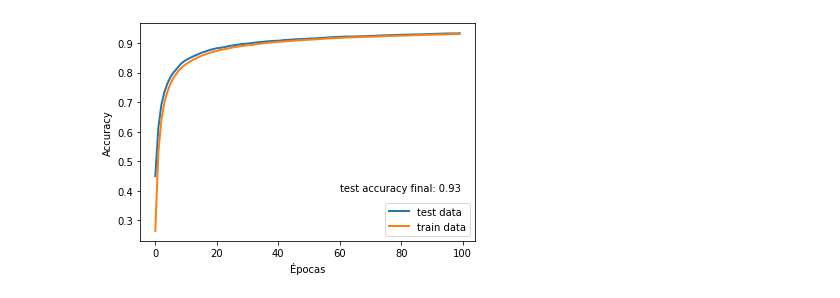
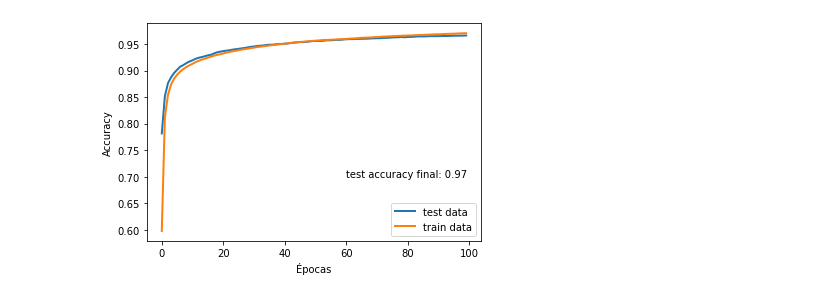
Before and after one commit to denisecammarota/DeepLearning, a Jupyter notebook: Pract4/Ej8.ipynb, the cells around one changed output. Cells and saved outputs as stored; diff of their text form; code cells hidden in the pictures.

```diff
--- a/Pract4/Ej8.ipynb
+++ b/Pract4/Ej8.ipynb
@@ -43,10 +45,12 @@ epocas = 100 #cantidad de epocas
 x = keras.layers.Input(shape=(n_dim,))
 l1 = keras.layers.Dense(units=n_capa1, activation='relu', use_bias=True,
                            kernel_regularizer=keras.regularizers.l2(1e-5))(x)
-l2 = keras.layers.Dense(units=n_capa2, activation='linear',use_bias=True,
+l2 = keras.layers.Dense(units=n_capa2, activation='softmax',use_bias=True,
                            kernel_regularizer=keras.regularizers.l2(1e-5))(l1)
 model = keras.Model(inputs=x, outputs=l2)
 optimizer = keras.optimizers.SGD(learning_rate=5e-3)
-model.compile(optimizer, loss=keras.losses.MSE, metrics=['acc'])
+model.compile(optimizer, loss=tf.keras.losses.CategoricalCrossentropy(), metrics=['acc'])
+#plot_model(model,to_file='ej8_1_cg.pdf',show_shapes = True,rankdir='LR')
+#model.summary()
 history = model.fit(x_train, yy_train, epochs=epocas, validation_data=(x_test, yy_test),batch_size=100, verbose=2)
 # %% [output]
@@ -83,9 +82,9 @@ files.download( 'ej8_1_loss.pdf' )
 plt.plot(history.history['val_acc'],label='test data',linewidth=2)
 plt.plot(history.history['acc'],label='train data',linewidth=2)
 plt.legend()
-plt.text(60,0.4,'test accuracy final: '+str(round(history.history['val_acc'][-1],2)))
+plt.text(60,0.7,'test accuracy final: '+str(round(history.history['val_acc'][-1],2)))
 plt.xlabel('Épocas')
 plt.ylabel('Accuracy')
 plt.savefig('ej8_1_acc.pdf')
-files.download( 'ej8_1_acc.pdf' )
+#files.download( 'ej8_1_acc.pdf' )
 # %% [output]
@@ -94,4 +91,4 @@ files.download( 'ej8_1_acc.pdf' )
-[figure, old version]
+[figure, new version]
 # %%
 #red neuronal con capas convolucionales
 # %%
```
Also changed, not shown: parts of 8 cells of this notebook, 29 other files.
